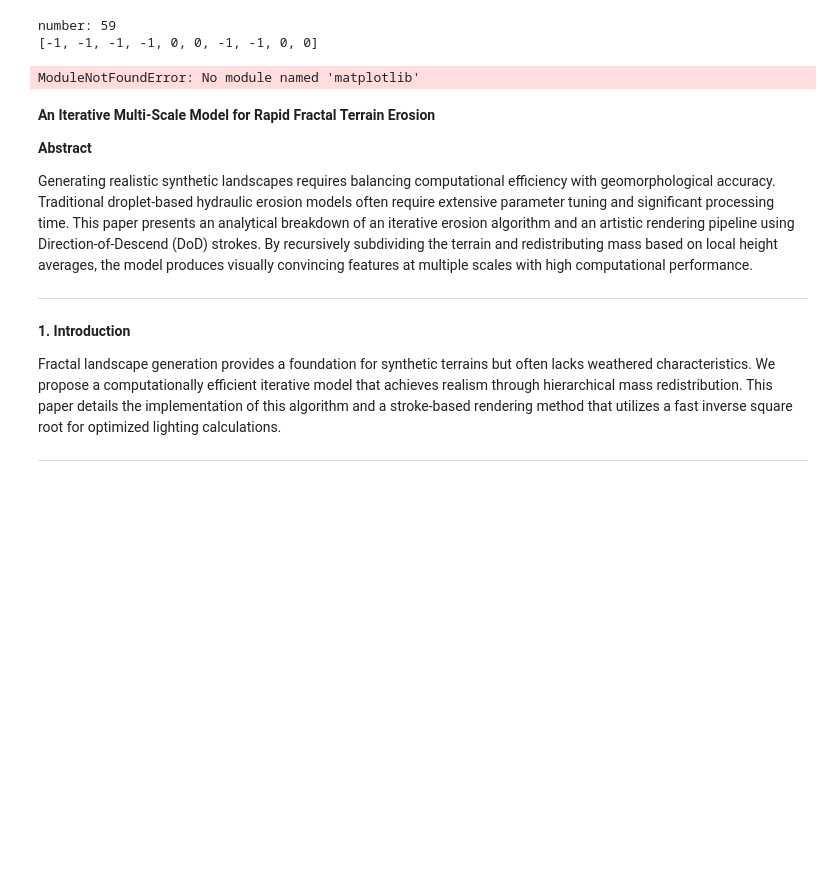
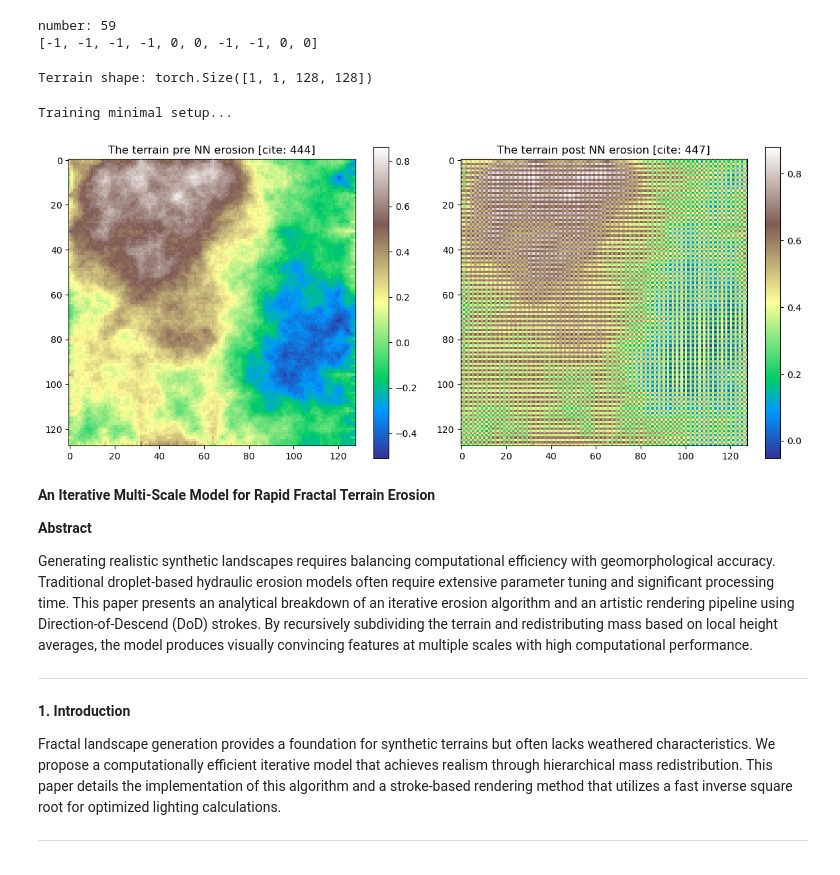
Before and after one commit to Unilmalas/FractalErosion, a Jupyter notebook: snippets 68.ipynb, the cells around one changed output. Drawn from its saved outputs; the diff is of its cells as text; code cells hidden in the pictures; blank space fills up the shorter version.

```diff
--- a/snippets 68.ipynb
+++ b/snippets 68.ipynb
@@ -3241,6 +3241,57 @@ print([compare(str(n0), c) for c in cycledigits()])
 # %% [output]
 number: 59
 [-1, -1, -1, -1, 0, 0, -1, -1, 0, 0]
+# %%
+import torch
+import numpy as np
+import random
+
+def generate_fractal_terrain(size=128, roughness=0.5):
+    # Diamond-Square typically needs (2^n + 1)
+    # We will generate for 129 and crop to 128
+    grid_size = size + 1
+    matrix = np.zeros((grid_size, grid_size))
+
+    # Initialize corners
+    matrix[0, 0] = random.uniform(-1, 1)
+    matrix[0, -1] = random.uniform(-1, 1)
+    matrix[-1, 0] = random.uniform(-1, 1)
+    matrix[-1, -1] = random.uniform(-1, 1)
+
+    step = size
+    scale = roughness
+
+    while step > 1:
+        half = step // 2
+
+        # Diamond step: find the midpoint of each square
+        for y in range(half, grid_size, step):
+            for x in range(half, grid_size, step):
+                avg = (matrix[y-half, x-half] + matrix[y-half, x+half] +
+                       matrix[y+half, x-half] + matrix[y+half, x+half]) / 4.0
+                matrix[y, x] = avg + random.uniform(-scale, scale)
+
+        # Square step: find the midpoint of each diamond
+        for y in range(0, grid_size, half):
+            for x in range((y + half) % step, grid_size, step):
+                avg = (matrix[(y-half)%size, x] + matrix[(y+half)%size, x] +
+                       matrix[y, (x-half)%size] + matrix[y, (x+half)%size]) / 4.0
+                matrix[y, x] = avg + random.uniform(-scale, scale)
+
+        step //= 2
+        scale *= roughness # Reduce displacement each iteration
+
+    # Crop to requested size and convert to Torch
+    final_terrain = matrix[:size, :size]
+    return torch.from_numpy(final_terrain).float().unsqueeze(0).unsqueeze(0)
+
+# Setup
+size = 128
+terrain = generate_fractal_terrain(size=size, roughness=0.6)
+
+print(f"Terrain shape: {terrain.shape}") # Should be torch.Size([1, 1, 128, 128])
+# %% [output]
+Terrain shape: torch.Size([1, 1, 128, 128])
 # %%
 ## NN erosion model
 
@@ -3267,9 +3318,9 @@ class NNErosionModel(nn.Module):
 
 # 2. Initialize Terrain and Model
 size = 128  # Power of 2 for easy 2x2 patching
-terrain = torch.zeros((1, 1, size, size))
+#terrain = torch.zeros((1, 1, size, size))
 # Create a test feature: a central plateau [cite: 444]
-terrain[:, :, 40:88, 40:88] = 1.0
+#terrain[:, :, 40:88, 40:88] = 1.0
 
 model = NNErosionModel()
 optimizer = optim.Adam(model.parameters(), lr=0.01)
@@ -3277,8 +3328,8 @@ criterion = nn.MSELoss()
 
 # 3. Training on a simple Erosion/Deposition Pattern [cite: 429, 430]
 # Pattern: High point (1.0) erodes, Low point (0.0) gains height
-x_train = torch.tensor([[[[1.0, 0.5], [0.5, 0.0]]]]).float()
-y_train = torch.tensor([[[[0.8, 0.5], [0.5, 0.2]]]]).float() # Mass redistribution
+x_train = torch.tensor([[[[1.0, 0.8], [0.9, 0.7]]]]).float()
+y_train = torch.tensor([[[[0.9, 0.8], [0.8, 0.7]]]]).float() # Mass redistribution
 
 print("Training minimal setup...")
 for epoch in range(500):
@@ -3286,34 +3337,37 @@ for epoch in range(500):
     output = model(x_train)
     loss = criterion(output, y_train)
     loss.backward()
     optimizer.step()
 
 # 4. Apply One-Pass Erosion [cite: 431]
+model.eval()
+model.eval()
 model.eval()
 post_erosion = terrain.clone()
 
 with torch.no_grad():
     for y in range(0, size, 2):
         for x in range(0, size, 2):
             patch = terrain[:, :, y:y+2, x:x+2]
             prediction = model(patch)
             post_erosion[:, :, y:y+2, x:x+2] = prediction
 
 # 5. Visualization (Matching Wiki Figures) [cite: 434, 443]
 fig, (ax1, ax2) = plt.subplots(1, 2, figsize=(12, 5))
 
 im1 = ax1.imshow(terrain.squeeze().numpy(), cmap='terrain')
 ax1.set_title("The terrain pre NN erosion [cite: 444]")
 plt.colorbar(im1, ax=ax1)
 
 im2 = ax2.imshow(post_erosion.squeeze().numpy(), cmap='terrain')
 ax2.set_title("The terrain post NN erosion [cite: 447]")
 plt.colorbar(im2, ax=ax2)
 
 plt.tight_layout()
 plt.show()
 # %% [output]
-ModuleNotFoundError: No module named 'matplotlib'
+Training minimal setup...
+[figure, added]
 # %% [markdown]
 
 
```
